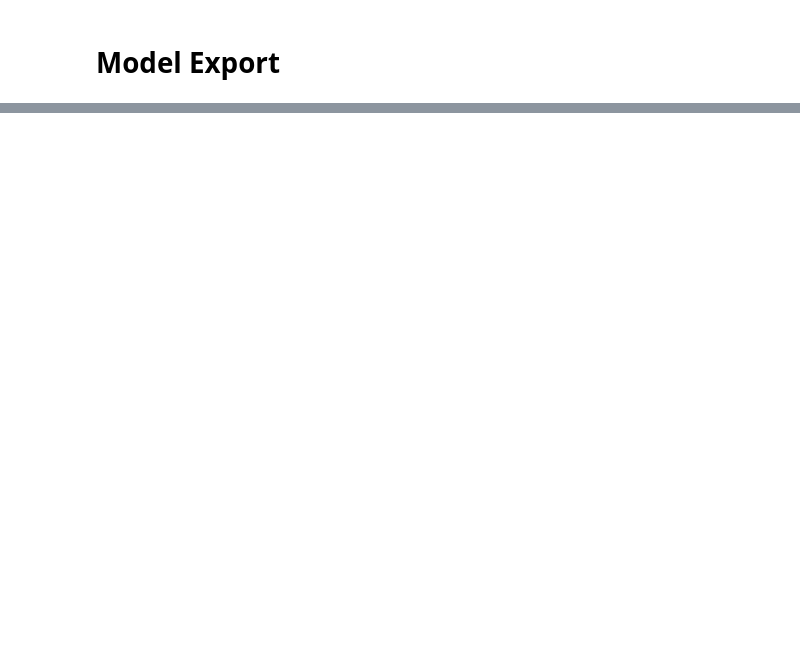
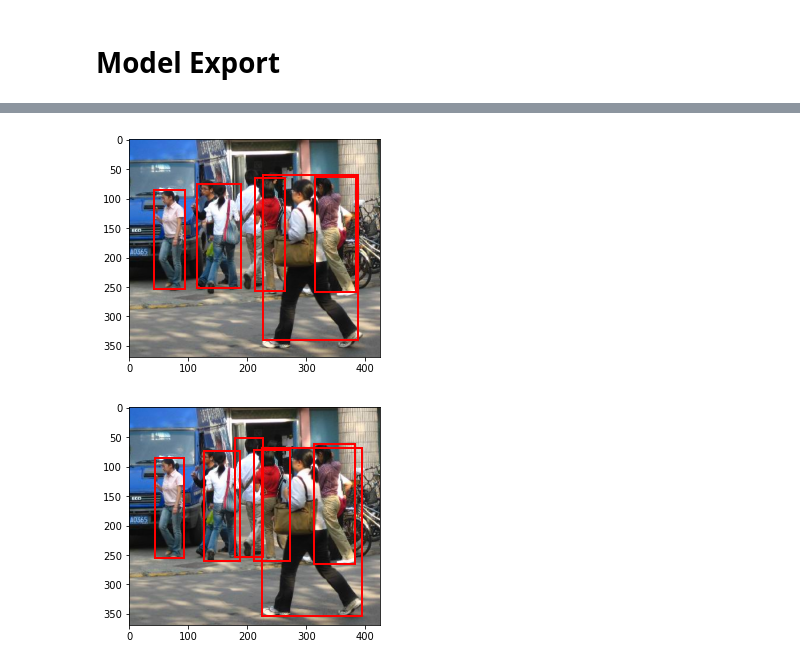
Before and after one commit to davidhershey/determined, a Jupyter notebook: examples/official/demo/Object-Detection-PyTorch.ipynb, the cells around one changed output, grey strips where cells are left out. Saved outputs shown, nothing was run; the diff lists cells and outputs as text; code cells hidden in the pictures; blank space fills up the shorter version.

```diff
--- a/examples/official/demo/Object-Detection-PyTorch.ipynb
+++ b/examples/official/demo/Object-Detection-PyTorch.ipynb
@@ -429,0 +236,27 @@ Most machine learning repositories will contain similar files, including the mod
+# %%
+experiment_id = 41
+# %%
+from determined.experimental import Determined
+
+checkpoint = Determined(master=determined_master).get_experiment(experiment_id).top_checkpoint()
+checkpoint_path = checkpoint.download()
+model = checkpoint.load(map_location=torch.device('cpu'))
+# %%
+test_image, test_label = dataset_val[2]
+with torch.no_grad():
+    outputs = model(test_image.unsqueeze(0))[0]
+
+def filter_boxes(boxes, scores, threshold=0.7):
+    cutoff = 0
+    for i, score in enumerate(scores):
+        if score < threshold:
+            break
+        cutoff = i
+    return boxes[:cutoff]
+
+boxes = filter_boxes(outputs['boxes'], outputs['scores'])
+draw_example(test_image.permute(1,2,0).numpy(), {'boxes': boxes})
+draw_example(test_image.permute(1,2,0).numpy(), test_label)
+# %% [output]
+[figure, added]
+[figure, added]
```
Also changed, not shown: parts of 71 cells of this notebook, 7 other files.
